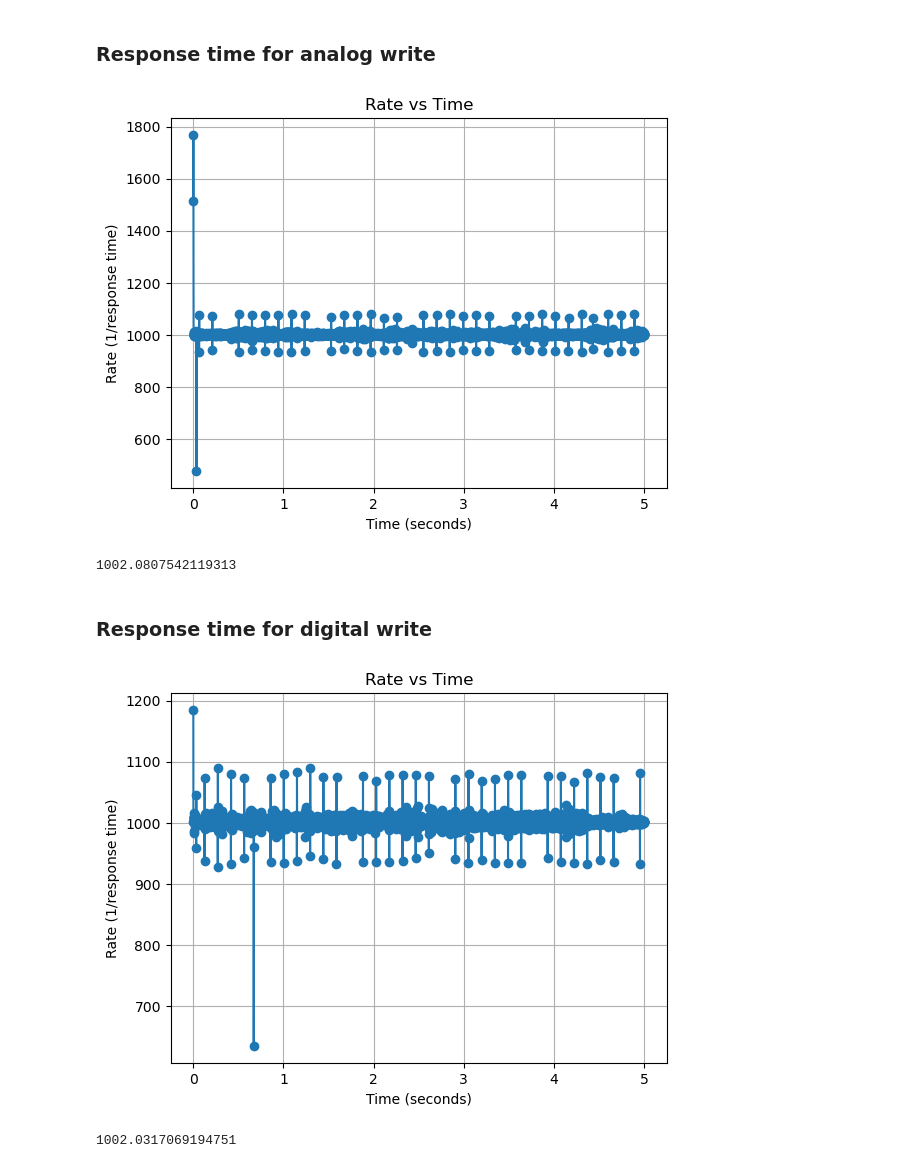
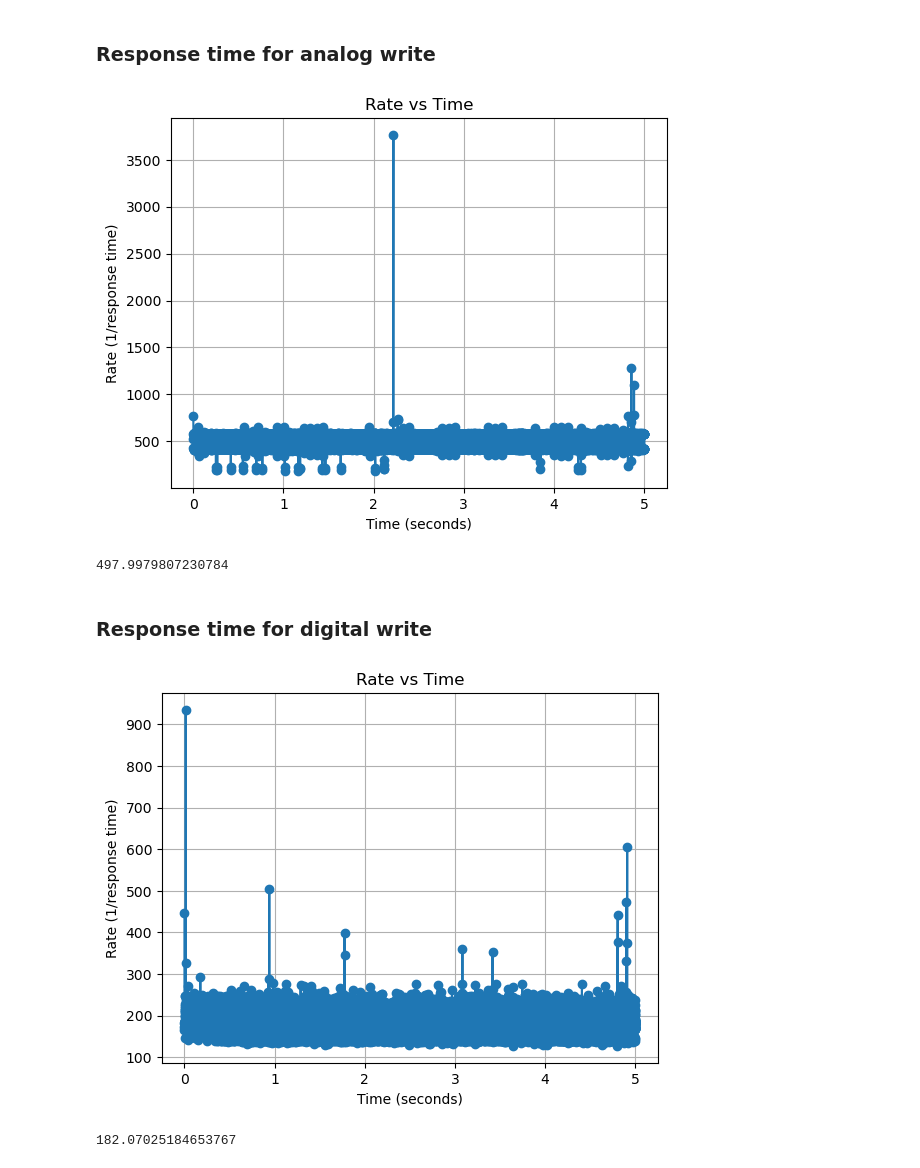
Before and after one commit to verma-rishabh/behavior_gamma, a Jupyter notebook: speed_test.ipynb, the cells around one changed output. Drawn from its saved outputs; the diff is of its cells as text; code cells hidden in the pictures.

```diff
--- a/speed_test.ipynb
+++ b/speed_test.ipynb
@@ -162,12 +171,15 @@ sum(rates) / len(rates) if rates else 0
 import matplotlib.pyplot as plt
 command = struct.pack('>BBBBH', OpMenuByte,0x01,0x01,0x02,0xFF00)
 # Record rates and time
+# Record rates and time
 rates = []
 timestamps = []
 start_time = time.time()
+response_time = []
 
 while time.time() - start_time < 5:  # Run for 5 seconds
     try:
+
         ser.flushInput()  # Clear the input buffer
         ser.flushOutput()  # Clear the output buffer
         response_start = time.time()
@@ -180,71 +192,76 @@ while time.time() - start_time < 5:  # Run for 5 seconds
         response_end = time.time()
 
         if response:
-            response_time = response_end - response_start
-            rate = 1 / response_time if response_time > 0 else 0  # Avoid division by zero
-            if rate <2000:
-                rates.append(rate)  # Record the rate
-                timestamps.append(time.time() - start_time)  # Record the elapsed time
+            response_ = (response_end - response_start)*1000000 # Convert to microseconds
+            # rate = 1 / response_time if response_time > 0 else 0  # Avoid division by zero
+            # if rate <2000:
+
+            response_time.append(response_)  # Record the rate
+            timestamps.append(time.time() - start_time)  # Record the elapsed time
     except serial.SerialException as e:
         print(f"Error: {e}")
         break
 
 # Plot the graph
-plt.plot(timestamps, rates, marker='o')
+plt.plot(timestamps, response_time, marker='o')
 plt.xlabel('Time (seconds)')
 plt.ylabel('Rate (1/response time)')
 plt.title('Rate vs Time')
 plt.grid()
 plt.show()
 # %% [output]
-[figure, old version]
+[figure, new version]
-# %%
-sum(rates) / len(rates) if rates else 0
-# %% [output]
-1002.0807542119313
+# %%
+sum(response_time) / len(response_time)
+# %% [output]
+497.9979807230784
 # %% [markdown]
 ### Response time for digital write
 # %%
 import matplotlib.pyplot as plt
 command = struct.pack('>BBBBH', OpMenuByte,0x00,0x01,0x02,0x0001)
 # Record rates and time
+# Record rates and time
 rates = []
 timestamps = []
 start_time = time.time()
+response_time = []
 
 while time.time() - start_time < 5:  # Run for 5 seconds
     try:
+
         ser.flushInput()  # Clear the input buffer
         ser.flushOutput()  # Clear the output buffer
         response_start = time.time()
         # Send the command
         ser.write(command)
 
         # Wait for a response
 
         response = ser.read(7)
         response_end = time.time()
 
         if response:
-            response_time = response_end - response_start
-            rate = 1 / response_time if response_time > 0 else 0  # Avoid division by zero
-            if rate <2000:
-                rates.append(rate)  # Record the rate
-                timestamps.append(time.time() - start_time)  # Record the elapsed time
+            response_ = (response_end - response_start)*1000000 # Convert to microseconds
+            # rate = 1 / response_time if response_time > 0 else 0  # Avoid division by zero
+            # if rate <2000:
+
+            response_time.append(response_)  # Record the rate
+            timestamps.append(time.time() - start_time)  # Record the elapsed time
     except serial.SerialException as e:
         print(f"Error: {e}")
         break
 
 # Plot the graph
-plt.plot(timestamps, rates, marker='o')
+plt.plot(timestamps, response_time, marker='o')
 plt.xlabel('Time (seconds)')
 plt.ylabel('Rate (1/response time)')
 plt.title('Rate vs Time')
 plt.grid()
 plt.show()
 # %% [output]
-[figure, old version]
+[figure, new version]
-# %%
-sum(rates) / len(rates) if rates else 0
-# %% [output]
-1002.0317069194751
+# %%
+sum(response_time) / len(response_time)
+# %% [output]
+182.07025184653767
```
Also changed, not shown: parts of 8 cells of this notebook, 6 other files.
